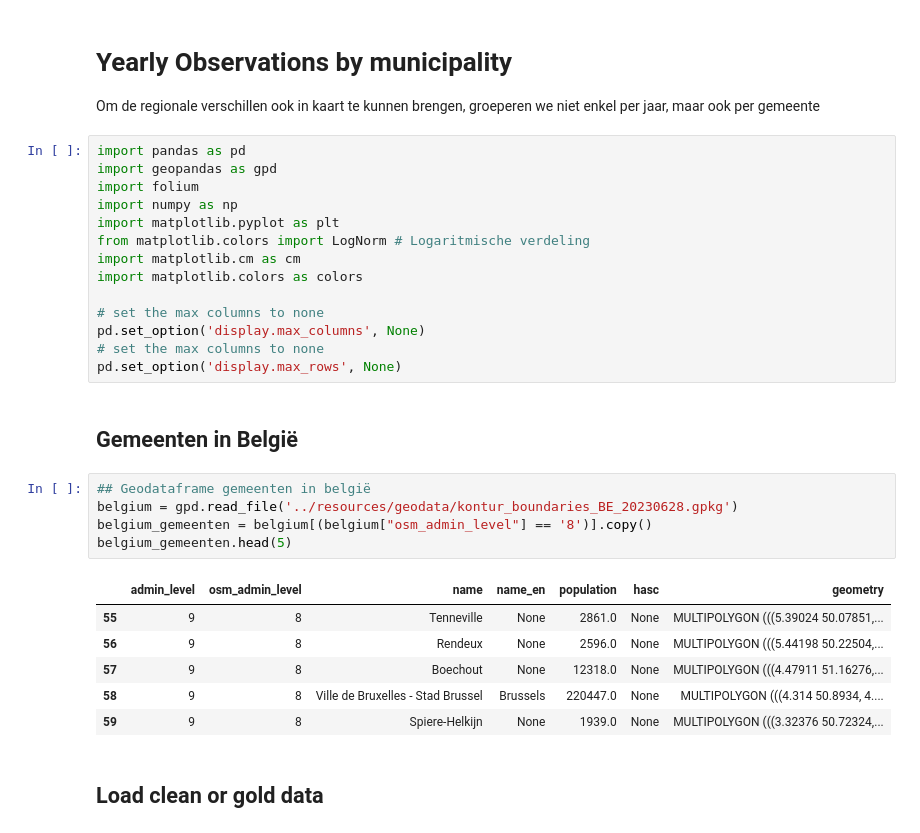
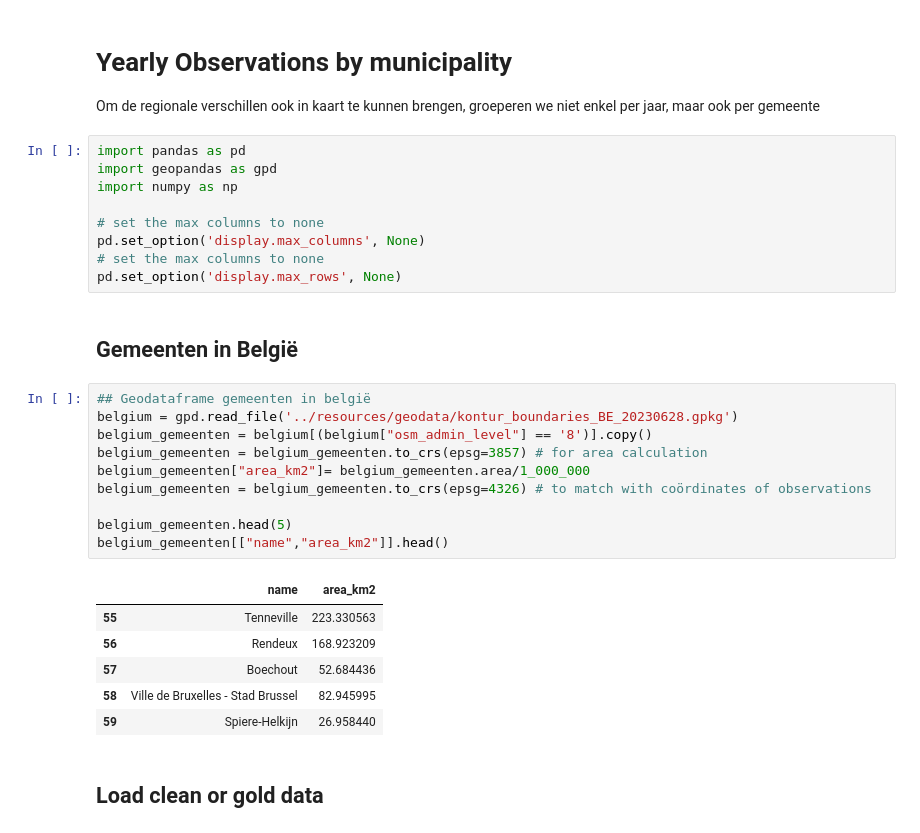
Before and after one commit to AnnelyseBe/syntra_eindwerk_birds, a Jupyter notebook: 3_transformation/3_yearly_observations_by_municipality.ipynb, the cells around one changed output. Drawn from its saved outputs; the diff is of its cells as text.

```diff
--- a/3_transformation/3_yearly_observations_by_municipality.ipynb
+++ b/3_transformation/3_yearly_observations_by_municipality.ipynb
@@ -5,12 +5,7 @@ Om de regionale verschillen ook in kaart te kunnen brengen, groeperen we niet en
 # %%
 import pandas as pd
 import geopandas as gpd
-import folium
 import numpy as np
-import matplotlib.pyplot as plt
-from matplotlib.colors import LogNorm # Logaritmische verdeling
-import matplotlib.cm as cm
-import matplotlib.colors as colors
 
 # set the max columns to none
 pd.set_option('display.max_columns', None)
@@ -21,15 +16,20 @@ pd.set_option('display.max_rows', None)
 # %%
 ## Geodataframe gemeenten in belgië
 belgium = gpd.read_file('../resources/geodata/kontur_boundaries_BE_20230628.gpkg')
 belgium_gemeenten = belgium[(belgium["osm_admin_level"] == '8')].copy()
+belgium_gemeenten = belgium_gemeenten.to_crs(epsg=3857) # for area calculation
+belgium_gemeenten["area_km2"]= belgium_gemeenten.area/1_000_000
+belgium_gemeenten = belgium_gemeenten.to_crs(epsg=4326) # to match with coördinates of observations
+
 belgium_gemeenten.head(5)
+belgium_gemeenten[["name","area_km2"]].head()
 # %% [output]
-|  | admin_level | osm_admin_level | name | name_en | population | hasc | geometry |
-| 55 | 9 | 8 | Tenneville | None | 2861.0 | None | MULTIPOLYGON (((5.39024 50.07851,... |
-| 56 | 9 | 8 | Rendeux | None | 2596.0 | None | MULTIPOLYGON (((5.44198 50.22504,... |
-| 57 | 9 | 8 | Boechout | None | 12318.0 | None | MULTIPOLYGON (((4.47911 51.16276,... |
-| 58 | 9 | 8 | Ville de Bruxelles - Stad Brussel | Brussels | 220447.0 | None | MULTIPOLYGON (((4.314 50.8934, 4.... |
-| 59 | 9 | 8 | Spiere-Helkijn | None | 1939.0 | None | MULTIPOLYGON (((3.32376 50.72324,... |
+|  | name | area_km2 |
+| 55 | Tenneville | 223.330563 |
+| 56 | Rendeux | 168.923209 |
+| 57 | Boechout | 52.684436 |
+| 58 | Ville de Bruxelles - Stad Brussel | 82.945995 |
+| 59 | Spiere-Helkijn | 26.958440 |
 # %% [markdown]
 ## Load clean or gold data
 # %%
```
Also changed, not shown: parts of 4 cells of this notebook, 14 other files.
